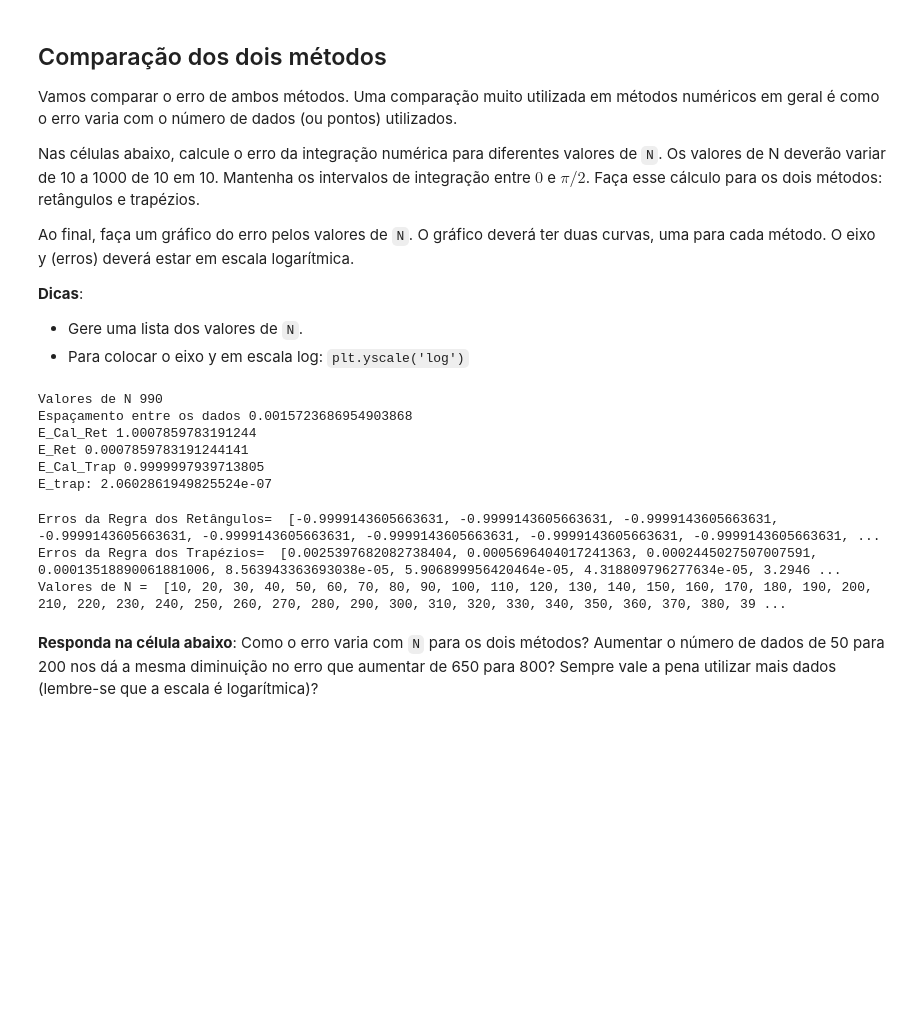
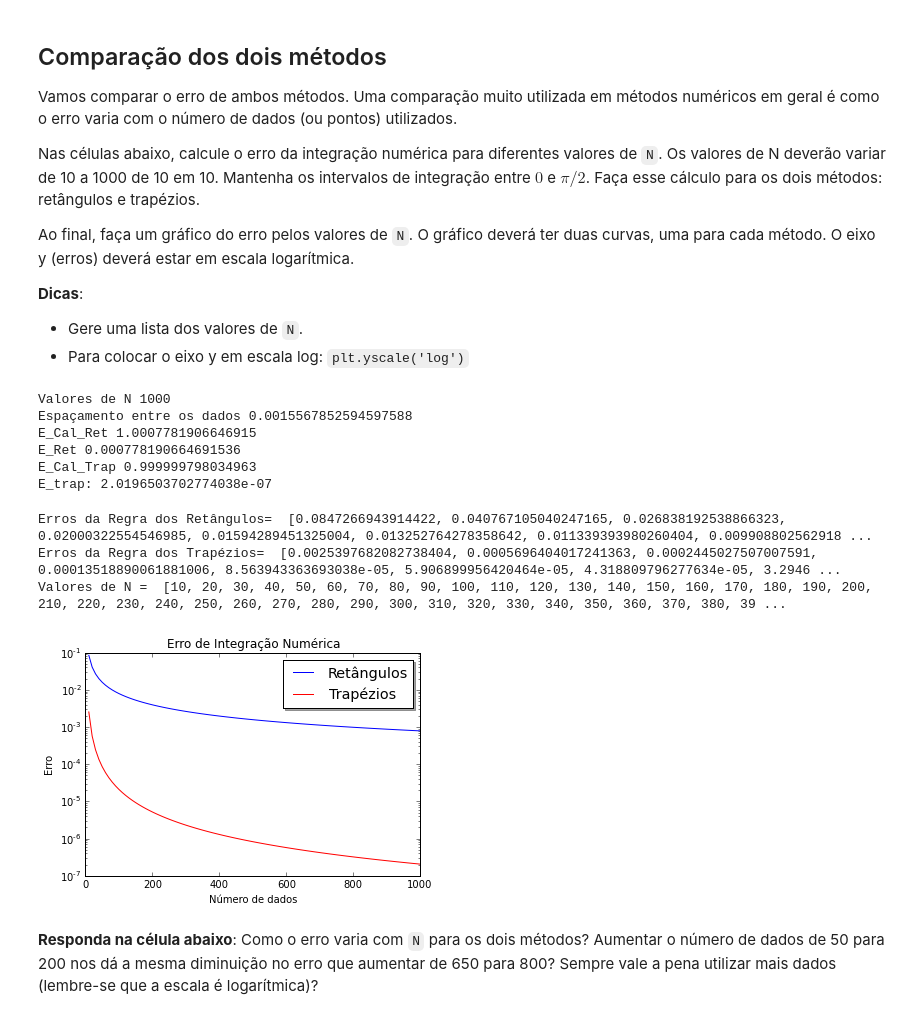
Before and after one commit to mat-esp-2015/integracao-oceano, a Jupyter notebook: tarefa-integracao.ipynb, the cells around one changed output. Drawn from its saved outputs; the diff is of its cells as text; code cells hidden in the pictures; blank space fills up the shorter version.

```diff
--- a/tarefa-integracao.ipynb
+++ b/tarefa-integracao.ipynb
@@ -177,12 +181,12 @@ Ao final, faça um gráfico do erro pelos valores de `N`. O gráfico deverá ter
 # %%
 inicio = 0
 N = []
-for i in range(10, 1000, 10):
+for i in range(10, 1010, 10):
     N.append(i)
 print ("Valores de N", i)
 
 fim = math.pi/2
-N = 1000
+N = 1010
 intervalo = (fim - inicio)/(N-1)
 print("Espaçamento entre os dados", intervalo)
 
@@ -211,12 +215,12 @@ res_true = math.sin(fim) - math.sin(inicio)
 E_trap = abs(res_true - e_cal_trap)
 print("E_trap:", E_trap)
 # %% [output]
-Valores de N 990
-Espaçamento entre os dados 0.0015723686954903868
-E_Cal_Ret 1.0007859783191244
-E_Ret 0.0007859783191244141
-E_Cal_Trap 0.9999997939713805
-E_trap: 2.0602861949825524e-07
+Valores de N 1000
+Espaçamento entre os dados 0.0015567852594597588
+E_Cal_Ret 1.0007781906646915
+E_Ret 0.000778190664691536
+E_Cal_Trap 0.999999798034963
+E_trap: 2.0196503702774038e-07
 # %%
 inicio = 0
 fim = math.pi/2
@@ -224,7 +228,7 @@ lista_intervalo = []
 lista_N = []
 erro_ret = []
 erro_trap = []
-for N in range(10, 1000, 10):
+for N in range(10, 1010, 10):
     intervalo = (fim - inicio)/(N-1)
     lista_intervalo.append(intervalo)
     tempos = []
@@ -242,11 +246,11 @@ for N in range(10, 1000, 10):
         som = som + intervalo*dados[x]
         dif = 1-som
         E_1 = abs(dif)
-    erro_ret.append(E-1)
+    erro_ret.append(E_1)
 
     for y in range(0,N-1,1):
         som_2 = som_2 + (intervalo*(dados[y] + dados[y+1]))/2
-        dif = 1 -som_2
+        dif = 1 - som_2
         E_2 = abs(dif)
     erro_trap.append(E_2)
 
@@ -254,9 +258,20 @@ print("Erros da Regra dos Retângulos= ", erro_ret)
 print("Erros da Regra dos Trapézios= ", erro_trap)
 print("Valores de N = ", lista_N)
 # %% [output]
-Erros da Regra dos Retângulos=  [-0.9999143605663631, -0.9999143605663631, -0.9999143605663631, -0.9999143605663631, -0.9999143605663631, -0.9999143605663631, -0.9999143605663631, -0.9999143605663631, ...
+Erros da Regra dos Retângulos=  [0.0847266943914422, 0.040767105040247165, 0.026838192538866323, 0.02000322554546985, 0.01594289451325004, 0.013252764278358642, 0.011339393980260404, 0.009908802562918 ...
 Erros da Regra dos Trapézios=  [0.0025397682082738404, 0.0005696404017241363, 0.0002445027507007591, 0.00013518890061881006, 8.563943363693038e-05, 5.906899956420464e-05, 4.318809796277634e-05, 3.2946 ...
 Valores de N =  [10, 20, 30, 40, 50, 60, 70, 80, 90, 100, 110, 120, 130, 140, 150, 160, 170, 180, 190, 200, 210, 220, 230, 240, 250, 260, 270, 280, 290, 300, 310, 320, 330, 340, 350, 360, 370, 380, 39 ...
+# %%
+plt.figure()
+plt.plot(lista_N, erro_ret, "-b", label="Retângulos")
+plt.plot(lista_N, erro_trap, "-r", label="Trapézios")
+plt.title("Erro de Integração Numérica")
+plt.xlabel("Número de dados")
+plt.yscale("log")
+plt.ylabel("Erro")
+legend = plt.legend(loc = "upper right", shadow = True, fontsize= "x-large")
+# %% [output]
+[figure, added]
 # %% [markdown]
 **Responda na célula abaixo**: Como o erro varia com `N` para os dois métodos? Aumentar o número de dados de 50 para 200 nos dá a mesma diminuição no erro que aumentar de 650 para 800? Sempre vale a pena utilizar mais dados (lembre-se que a escala é logarítmica)?
 # %%
```
Also changed, not shown: parts of 3 cells of this notebook.
